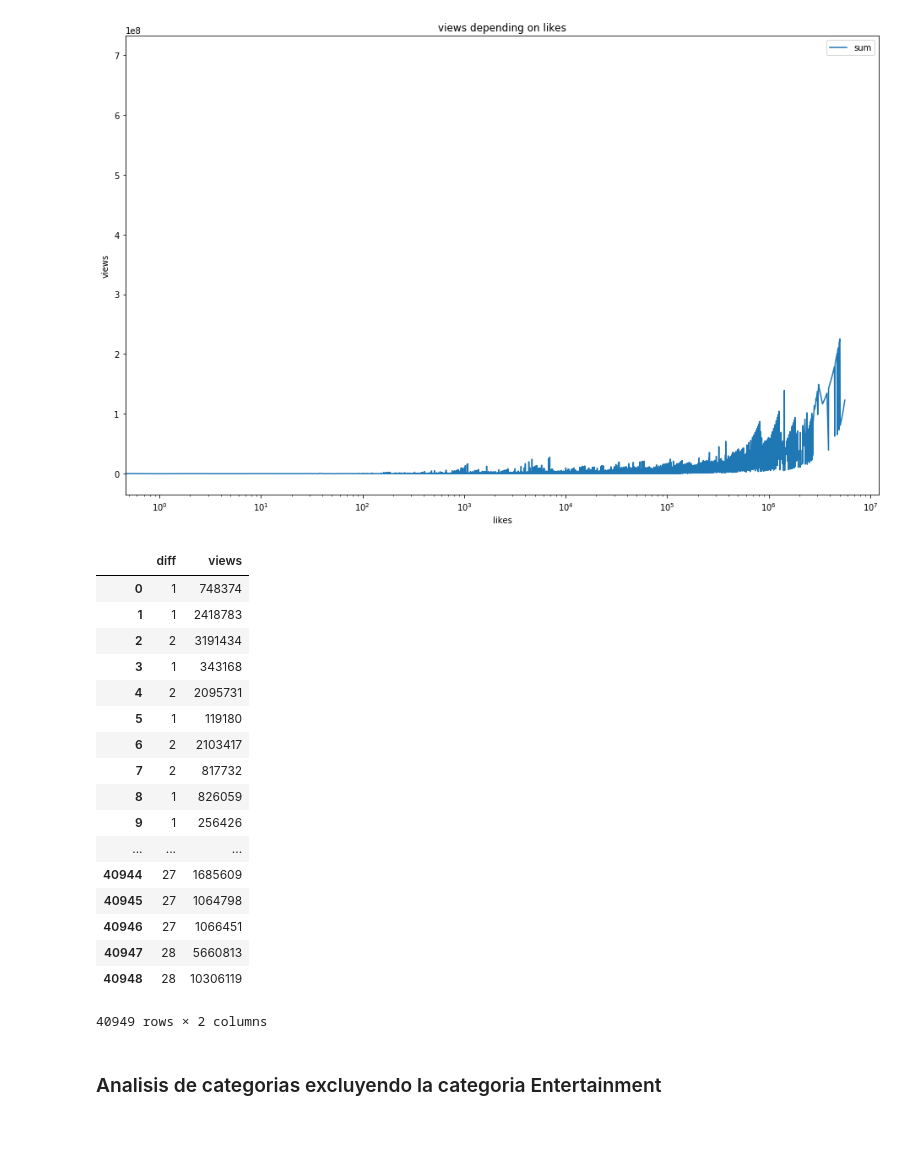
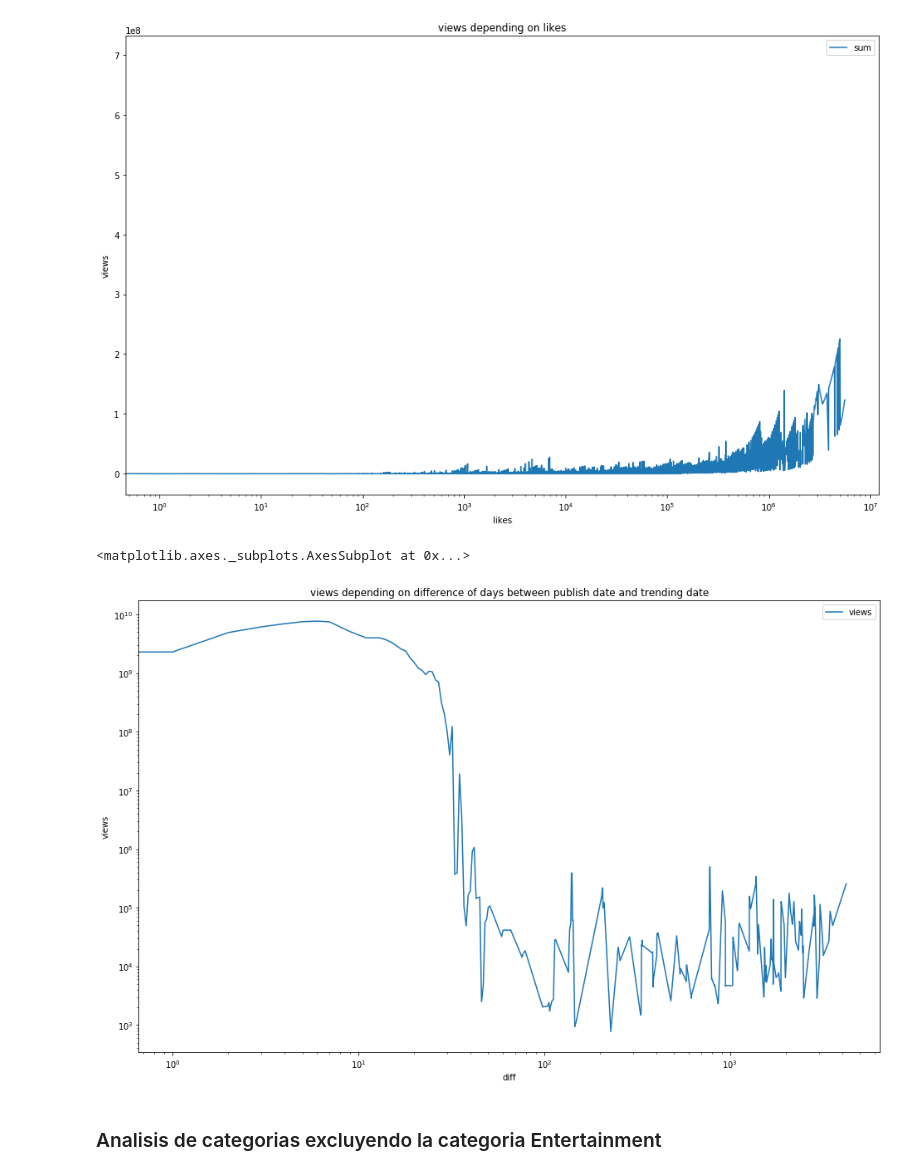
Before and after one commit to BlancoSebastianEzequiel/7750-TPFinal, a Jupyter notebook: src/analisis.ipynb, the cells around one changed output. Saved outputs shown, nothing was run; the diff lists cells and outputs as text; code cells hidden in the pictures; blank space fills up the shorter version.

Commit message:
add analisis of trending dates

```diff
--- a/src/analisis.ipynb
+++ b/src/analisis.ipynb
@@ -152,28 +152,16 @@ graph
 # %%
 trending = videos.copy(deep=True)
 trending['diff'] = trending['trending_date'] - trending['publish_time']
 trending['diff'] = trending['diff'].map(lambda x: x.days)
-trending = trending.loc[:, ['diff', 'views']].groupby('diff').agg({'diff': 'sum'}).reset_index()
-trending
+trending = trending.loc[:, ['diff', 'views']].groupby('diff').agg({'views': 'sum'}).reset_index()
+graph = trending.plot(x='diff', y='views', loglog=True, kind='line', figsize=(16,10))
+graph.set_title('views depending on difference of days between publish date and trending date')
+graph.set_xlabel("diff")
+graph.set_ylabel("views")
+graph
 # %% [output]
-|  | diff | views |
-| 0 | 1 | 748374 |
-| 1 | 1 | 2418783 |
-| 2 | 2 | 3191434 |
-| 3 | 1 | 343168 |
-| 4 | 2 | 2095731 |
-| 5 | 1 | 119180 |
-| 6 | 2 | 2103417 |
-| 7 | 2 | 817732 |
-| 8 | 1 | 826059 |
-| 9 | 1 | 256426 |
-| ... | ... | ... |
-| 40944 | 27 | 1685609 |
-| 40945 | 27 | 1064798 |
-| 40946 | 27 | 1066451 |
-| 40947 | 28 | 5660813 |
-| 40948 | 28 | 10306119 |
-40949 rows × 2 columns
+<matplotlib.axes._subplots.AxesSubplot at 0x...>
+[figure, added]
 # %% [markdown]
 ### Analisis de categorias excluyendo la categoria Entertainment
 # %% [markdown]
```
